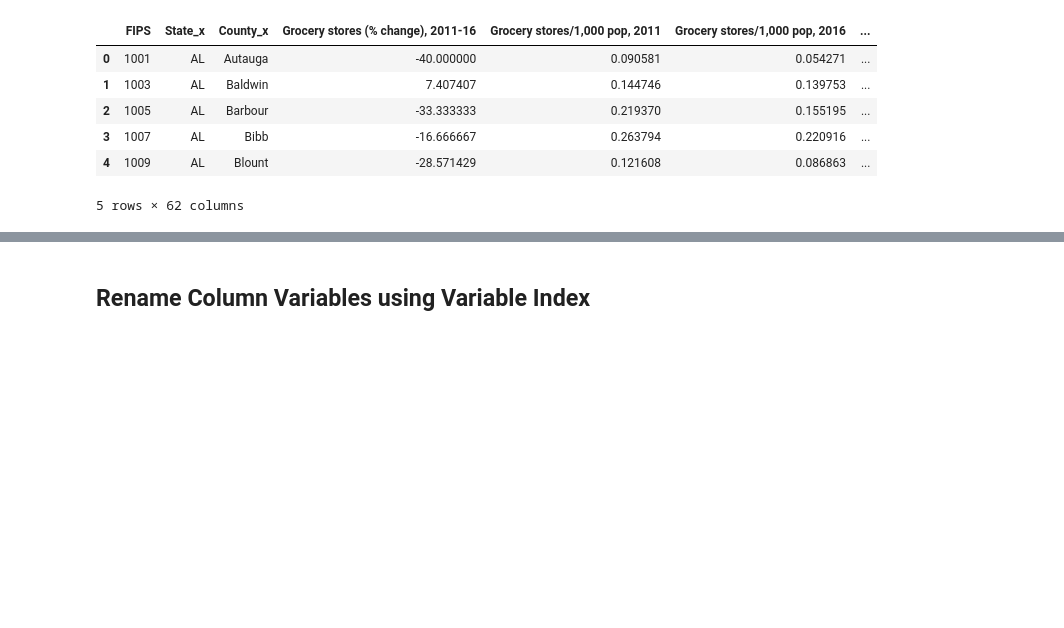
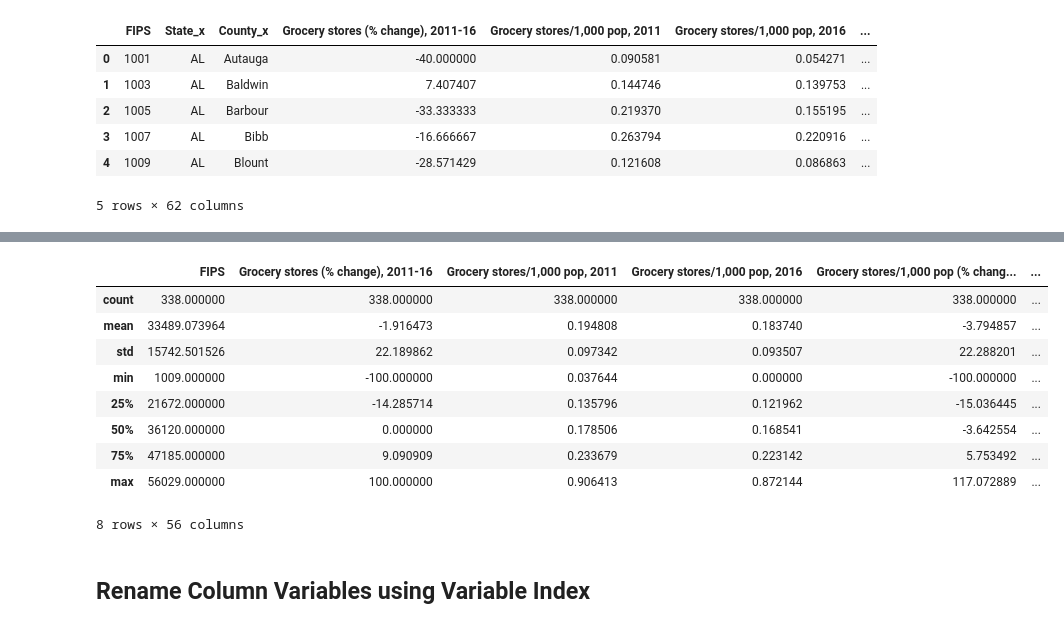
Before and after one commit to macicchino/Food_Insecurity, a Jupyter notebook: Transform/Transform.ipynb, the cells around one changed output, grey strips where cells are left out. Cells and saved outputs as stored; diff of their text form; code cells hidden in the pictures; blank space fills up the shorter version.

```diff
--- a/Transform/Transform.ipynb
+++ b/Transform/Transform.ipynb
@@ -369,0 +388,4 @@ Model_Data_df.head()
+# %%
+# Drop rows with null values and verify removal
+Model_Data_df = Model_Data_df.dropna()
+Model_Data_df.isna().sum()
@@ -370,3 +446,17 @@ Model_Data_df.head()
+# %%
+# Display summary statistics for the DataFrame
+Model_Data_df.describe()
+# %% [output]
+|  | FIPS | Grocery stores (% change), 2011-16 | Grocery stores/1,000 pop, 2011 | Grocery stores/1,000 pop, 2016 | Grocery stores/1,000 pop (% chang... | ... |
+| count | 338.000000 | 338.000000 | 338.000000 | 338.000000 | 338.000000 | ... |
+| mean | 33489.073964 | -1.916473 | 0.194808 | 0.183740 | -3.794857 | ... |
+| std | 15742.501526 | 22.189862 | 0.097342 | 0.093507 | 22.288201 | ... |
+| min | 1009.000000 | -100.000000 | 0.037644 | 0.000000 | -100.000000 | ... |
+| 25% | 21672.000000 | -14.285714 | 0.135796 | 0.121962 | -15.036445 | ... |
+| 50% | 36120.000000 | 0.000000 | 0.178506 | 0.168541 | -3.642554 | ... |
+| 75% | 47185.000000 | 9.090909 | 0.233679 | 0.223142 | 5.753492 | ... |
+| max | 56029.000000 | 100.000000 | 0.906413 | 0.872144 | 117.072889 | ... |
+8 rows × 56 columns
 # %% [markdown]
 ## Rename Column Variables using Variable Index
 # %%
```
Also changed, not shown: parts of 6 cells of this notebook, 1 other file.
